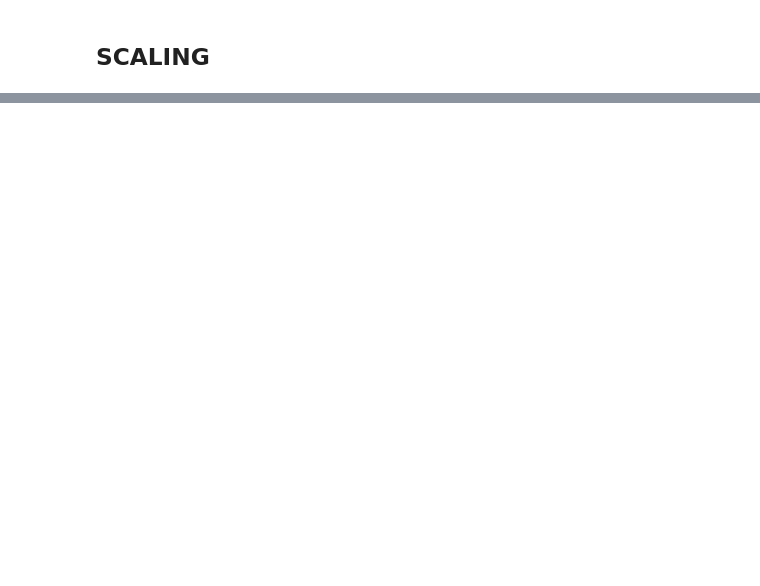
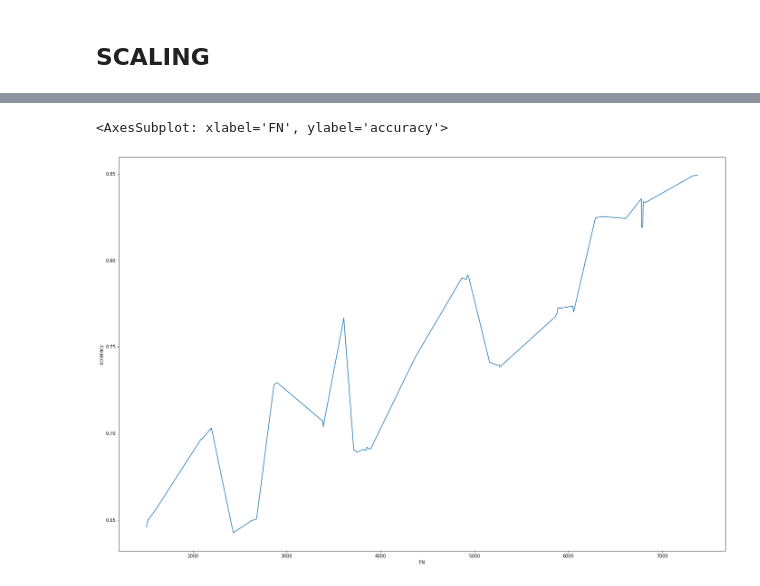
Before and after one commit to dplazau/ironhack-bootcamp, a Jupyter notebook: projects/ironhack-final-project/index.ipynb, the cells around one changed output, grey strips where cells are left out. Saved outputs shown, nothing was run; the diff lists cells and outputs as text; code cells hidden in the pictures; blank space fills up the shorter version.

```diff
--- a/projects/ironhack-final-project/index.ipynb
+++ b/projects/ironhack-final-project/index.ipynb
@@ -399,0 +328,4 @@ weighted avg       0.83      0.77      0.79     57369
+# %%
+# remove low accuracy
+results_df = results_df[results_df["accuracy"] >= .60]
+display(results_df)
@@ -399,0 +350,3 @@ weighted avg       0.83      0.77      0.79     57369
+# %%
+results_df = results_df.sort_values(by=["FP", "FN", "accuracy"], ascending=False)
+display(results_df)
@@ -399,0 +371,6 @@ weighted avg       0.83      0.77      0.79     57369
+# %%
+plt.figure(figsize=(24,16))
+sns.lineplot(data=results_df, x="FN", y="accuracy")
+# %% [output]
+<AxesSubplot: xlabel='FN', ylabel='accuracy'>
+[figure, added]
```
Also changed, not shown: parts of 13 cells of this notebook, 1 other file.
